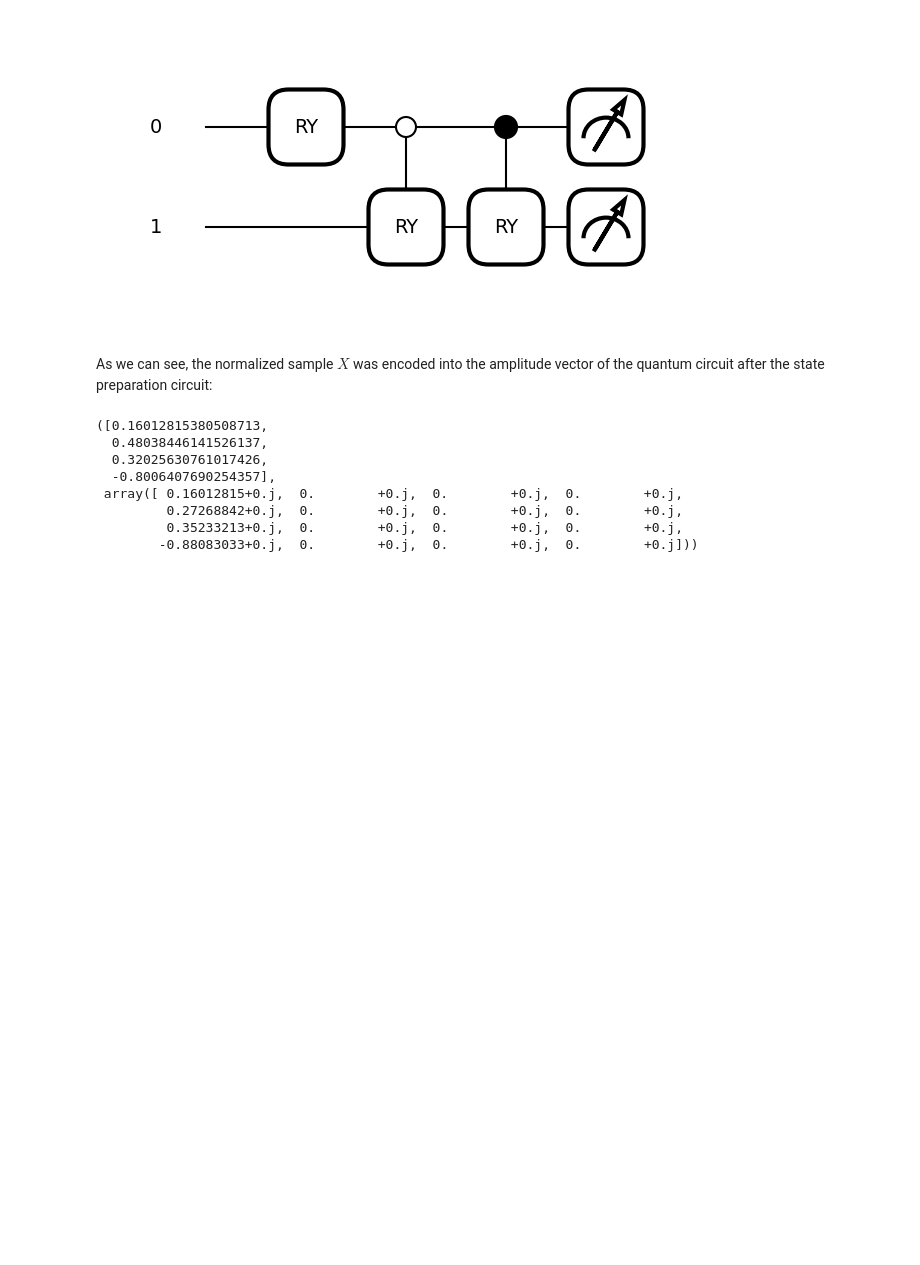
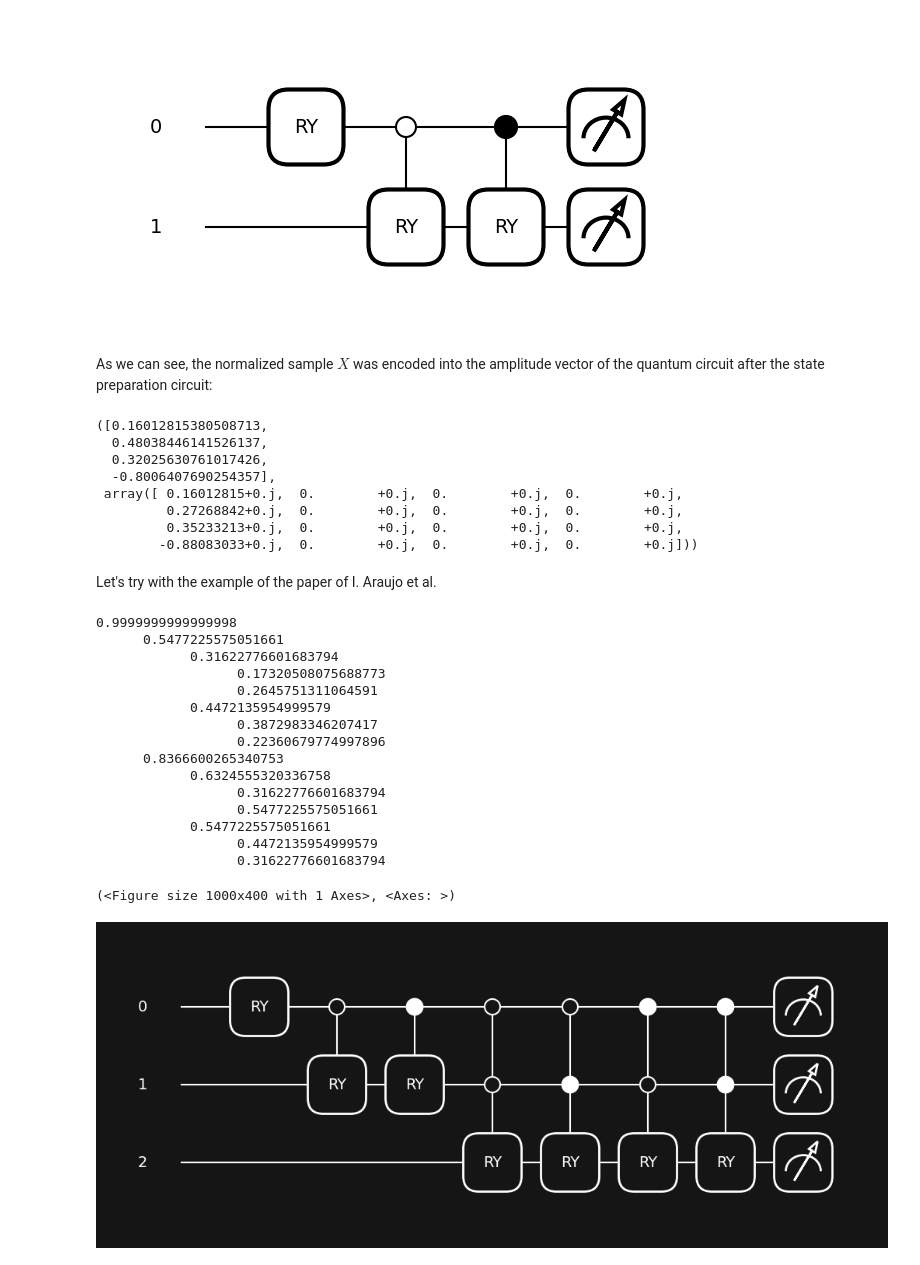
Before and after one commit to leonrode/qml, a Jupyter notebook: data-encoder/main.ipynb, the cells around one changed output. Cells and saved outputs as stored; diff of their text form; code cells hidden in the pictures; blank space fills up the shorter version.

Commit message:
larger example

```diff
--- a/data-encoder/main.ipynb
+++ b/data-encoder/main.ipynb
@@ -358,3 +357,30 @@ As we can see, the normalized sample $X$ was encoded into the amplitude vector o
          0.27268842+0.j,  0.        +0.j,  0.        +0.j,  0.        +0.j,
          0.35233213+0.j,  0.        +0.j,  0.        +0.j,  0.        +0.j,
         -0.88083033+0.j,  0.        +0.j,  0.        +0.j,  0.        +0.j]))
+# %% [markdown]
+Let's try with the example of the paper of I. Araujo et al.
+# %%
+test = np.sqrt([0.03, 0.07, 0.15, 0.05, 0.1, 0.3, 0.2, 0.1]).tolist()
+tree = build_tree(normalize_sample(test))
+print_tree(tree)
+angles = compute_angles(tree)
+state = build_circuit(angles)
+qml.draw_mpl(build_circuit, style="black_white_dark")(angles)
+# %% [output]
+0.9999999999999998
+      0.5477225575051661
+            0.31622776601683794
+                  0.17320508075688773
+                  0.2645751311064591
+            0.4472135954999579
+                  0.3872983346207417
+                  0.22360679774997896
+      0.8366600265340753
+            0.6324555320336758
+                  0.31622776601683794
+                  0.5477225575051661
+            0.5477225575051661
+                  0.4472135954999579
+                  0.31622776601683794
+(<Figure size 1000x400 with 1 Axes>, <Axes: >)
+[figure, added]
```
Also changed, not shown: parts of 3 cells of this notebook.
